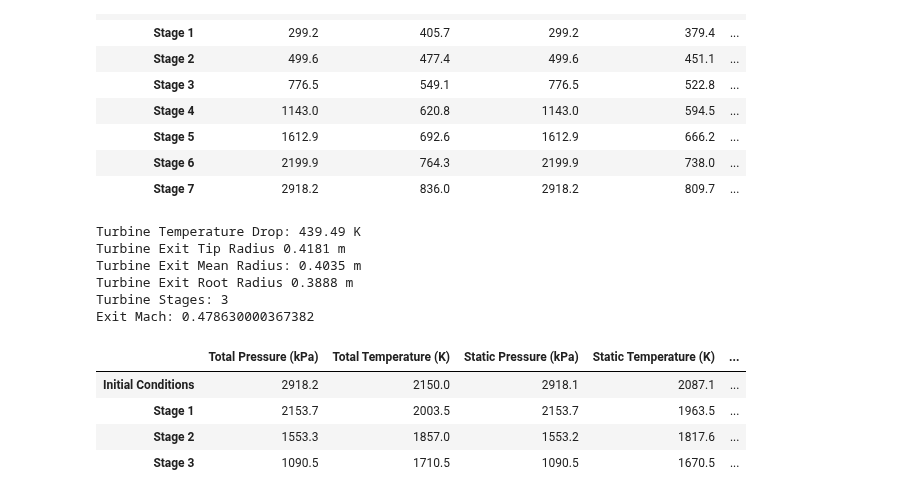
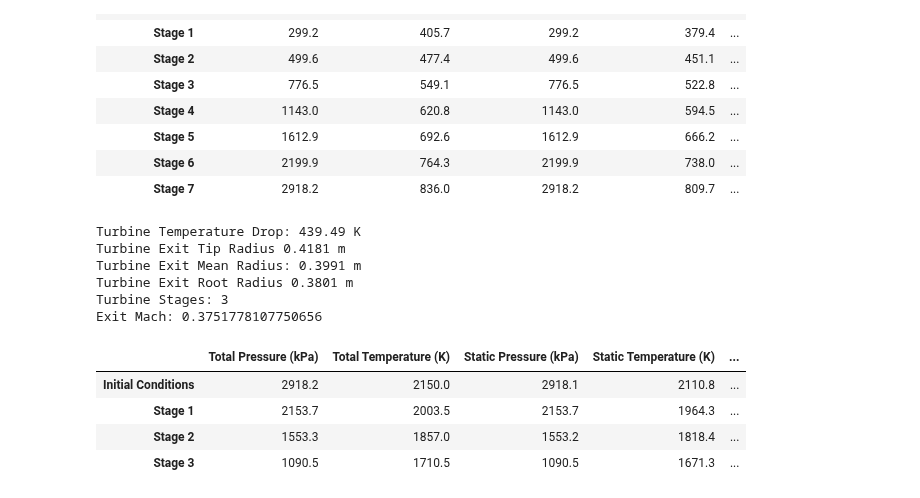
Before and after one commit to WillUoC/ABP-project-2, a Jupyter notebook: Compressor.ipynb, the cells around one changed output. Drawn from its saved outputs; the diff is of its cells as text; code cells hidden in the pictures.

```diff
--- a/Compressor.ipynb
+++ b/Compressor.ipynb
@@ -432,7 +432,7 @@ Total Pressure Ratio: 28.8
 | Stage 6 | 2199.9 | 764.3 | 2199.9 | 738.0 | ... |
 | Stage 7 | 2918.2 | 836.0 | 2918.2 | 809.7 | ... |
 # %%
-C_a = 380
+C_a = 300
 delta_T0s = w_c/cpg
 
 print(f'Turbine Temperature Drop: {np.round(delta_T0s, 2)} K')
@@ -479,10 +479,10 @@ print(f'Exit Mach: {M_5}')
 # %% [output]
 Turbine Temperature Drop: 439.49 K
 Turbine Exit Tip Radius 0.4181 m
-Turbine Exit Mean Radius: 0.4035 m
-Turbine Exit Root Radius 0.3888 m
+Turbine Exit Mean Radius: 0.3991 m
+Turbine Exit Root Radius 0.3801 m
 Turbine Stages: 3
-Exit Mach: 0.478630000367382
+Exit Mach: 0.3751778107750656
 # %%
 label_array_turb = [
     "Total Pressure (kPa)",
@@ -561,7 +561,7 @@ initial_conditions_turb = np.array([
     [float('NaN')],
     [float('NaN')],
     [float('NaN')],
-    [float('NaN')]
+    [C_a]
     ]).T
 
 variable_array_turb = np.vstack((initial_conditions_turb, variable_array_turb))
@@ -578,15 +578,11 @@ for i in range(t_stages):
     T_ts = variable_array_turb[i, 1] - D_T0s
     P_ts = variable_array_turb[i, 0] * (1 - D_T0s/variable_array_turb[i, 1])**(gamma_h/(eta_pt*(gamma_h-1)))
 
-    C_a = phi_t * (2*np.pi*N*r_tts)
-    phi_m = C_a/(2*np.pi*N*r_turbm)
-    phi_r = C_a/(2*np.pi*N*r_trs)
-
-    T_s = T_ts - C_a**2/(2*cpg)
-    P_s = P_ts - C_a**2/(2*cpg)
+    T_s = T_ts - variable_array_turb[i, 21]**2/(2*cpg)
+    P_s = P_ts - variable_array_turb[i, 21]**2/(2*cpg)
 
     rho_s = P_s/(R * T_s)
-    A_s = mdot_h/(rho_s * C_a)
+    A_s = mdot_h/(rho_s * variable_array_turb[i, 21])
 
     h_s = A_s*N/U_tm
 
@@ -596,6 +592,9 @@ for i in range(t_stages):
     lambda_t = 1 - 1/(r_tts/r_turbm)**2 * (1 - LAMBDA_M)
     lambda_r = 1 - 1/(r_trs/r_turbm)**2 * (1 - LAMBDA_M)
 
+    C_a = phi_t * (2*np.pi*N*r_tts)
+    phi_m = C_a/(2*np.pi*N*r_turbm)
+    phi_r = C_a/(2*np.pi*N*r_trs)
 
     # Mean Line
     beta_2_m = np.arctan(1/(2*phi_m)*(psi_t/2-2*LAMBDA_M))
@@ -630,35 +629,35 @@ for i in range(t_stages):
 
     beta_2_t, alpha_2_t, beta_3_t, alpha_3_t, beta_1_t, alpha_1_t = np.array([beta_2_t, alpha_2_t, beta_3_t, alpha_3_t, beta_1_t, alpha_1_t]) * 180/np.pi
     beta_2_r, alpha_2_r, beta_3_r, alpha_3_r, beta_1_r, alpha_1_r = np.array([beta_2_r, alpha_2_r, beta_3_r, alpha_3_r, beta_1_r, alpha_1_r]) * 180/np.pi
 
     variable_array_turb[i+1, :] =\
-         [P_ts, T_ts, P_s, T_s, rho_s, A_s, r_trs, r_tts, alpha_1_r, beta_1_r, alpha_2_r, beta_2_r, alpha_3_r, beta_3_r, alpha_1_t, beta_1_t, alpha_2_t, beta_2_t, alpha_3_t, beta_3_t, M_v2ts, Ca]
+         [P_ts, T_ts, P_s, T_s, rho_s, A_s, r_trs, r_tts, alpha_1_r, beta_1_r, alpha_2_r, beta_2_r, alpha_3_r, beta_3_r, alpha_1_t, beta_1_t, alpha_2_t, beta_2_t, alpha_3_t, beta_3_t, M_v2ts, C_a]
 
     alpha_rs_list = [alpha_1_r, alpha_2_r, alpha_3_r]
     beta_rs_list = [beta_1_r, beta_2_r, beta_3_r]
 
     alpha_ts_list = [alpha_1_t, alpha_2_t, alpha_3_t]
     beta_ts_list = [beta_1_t, beta_2_t, beta_3_t]
 
     plot_stage_triangle(f'Turbine Root Stage {i+1}', C_a, alpha_rs_list, beta_rs_list, 'turbine-triangles', -100, 600, True)
     plot_stage_triangle(f'Turbine Tip Stage {i+1}', C_a, alpha_ts_list, beta_ts_list, 'turbine-triangles', -100, 600, True)
 
 # print(f'Fan Pressure Ratio: {variable_array[0, 0]/P_a:.1f}')
 # print(f'Compressor Pressure Ratio: {variable_array[-1, 0]/variable_array[0, 0]:.1f}')
 # print(f'Total Pressure Ratio: {variable_array[-1, 0]/P_a:.1f}')
 
 variable_array_turb_display = variable_array_turb.copy()
 variable_array_turb_display[:, 0] = variable_array_turb_display[:, 0]/1000
 variable_array_turb_display[:, 2] = variable_array_turb_display[:, 2]/1000
 
 df = pd.DataFrame(variable_array_turb_display, columns=label_array_turb, index=index_array_turb)
 df.to_csv('table-output\\Turbine-Table.csv',index=True)
 df_styled_turbine = df.style.format(style_dict_turb)
 display(df_styled_turbine)
 dfi.export(df_styled_turbine, 'table-output\\Turbine-Table.png')
 # %% [output]
 |  | Total Pressure (kPa) | Total Temperature (K) | Static Pressure (kPa) | Static Temperature (K) | ... |
-| Initial Conditions | 2918.2 | 2150.0 | 2918.1 | 2087.1 | ... |
-| Stage 1 | 2153.7 | 2003.5 | 2153.7 | 1963.5 | ... |
-| Stage 2 | 1553.3 | 1857.0 | 1553.2 | 1817.6 | ... |
-| Stage 3 | 1090.5 | 1710.5 | 1090.5 | 1670.5 | ... |
+| Initial Conditions | 2918.2 | 2150.0 | 2918.1 | 2110.8 | ... |
+| Stage 1 | 2153.7 | 2003.5 | 2153.7 | 1964.3 | ... |
+| Stage 2 | 1553.3 | 1857.0 | 1553.2 | 1818.4 | ... |
+| Stage 3 | 1090.5 | 1710.5 | 1090.5 | 1671.3 | ... |
```
